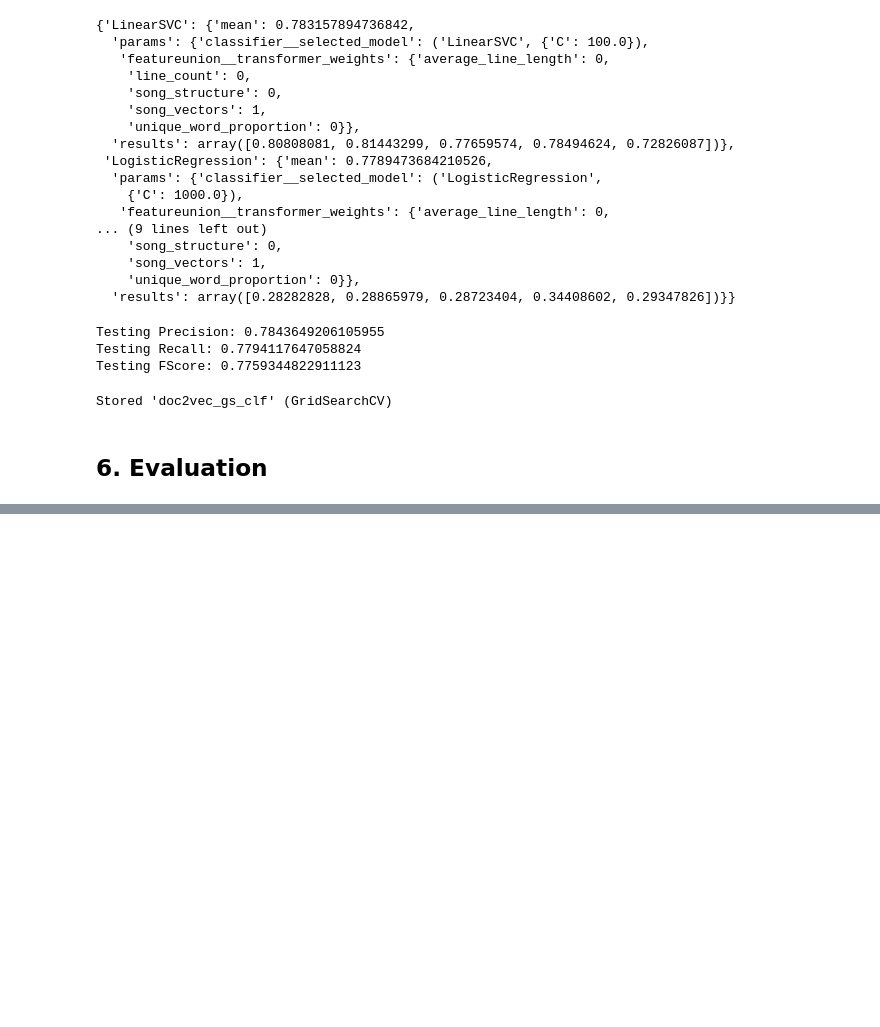
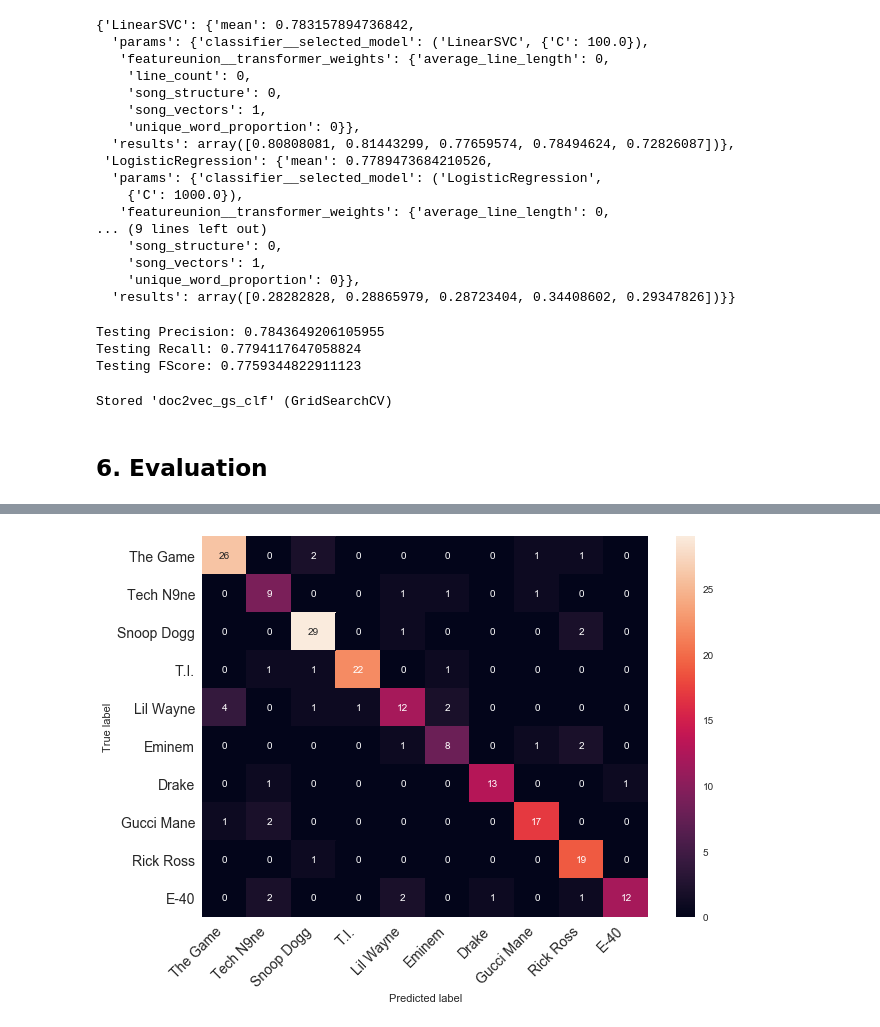
Before and after one commit to tpgmartin/rap_song_and_artists_analysis, a Jupyter notebook: INM430 Coursework Final Submission Part-2 - Analysis Files.ipynb, the cells around one changed output, grey strips where cells are left out. Cells and saved outputs as stored; diff of their text form; code cells hidden in the pictures; blank space fills up the shorter version.

```diff
--- a/INM430 Coursework Final Submission Part-2 - Analysis Files.ipynb
+++ b/INM430 Coursework Final Submission Part-2 - Analysis Files.ipynb
@@ -148,10 +148,11 @@ Logistic Regression Param C: 100.0
 # %%
 def print_confusion_matrix(confusion_matrix, class_names, figsize = (10,7), fontsize=14):
 
-    df_cm = pd.DataFrame(confusion_matrix, index=class_names, columns=class_names)
+    df_cm = pd.DataFrame(
+        confusion_matrix, index=class_names, columns=class_names,
+    )
 
     fig = plt.figure(figsize=figsize)
-
     heatmap = sns.heatmap(df_cm, annot=True, fmt="d")
     heatmap.yaxis.set_ticklabels(heatmap.yaxis.get_ticklabels(), rotation=0, ha='right', fontsize=fontsize)
     heatmap.xaxis.set_ticklabels(heatmap.xaxis.get_ticklabels(), rotation=45, ha='right', fontsize=fontsize)
@@ -499,0 +501,6 @@ The best performing overall approach was ...
+# %%
+train, test = train_test_split(tracks_by_artist, test_size=0.3, random_state=34)
+y_train, X_train = train["artist"], train
+y_test, X_test = test["artist"], test
+# %%
+y_pred = gs_clf.predict(X_test)
@@ -499,0 +524,4 @@ The best performing overall approach was ...
+# %%
+print_confusion_matrix(confusion_matrix(y_test, y_pred), y_test.unique().tolist())
+# %% [output]
+[figure, added]
```
Also changed, not shown: parts of 5 cells of this notebook, 1 other file.
